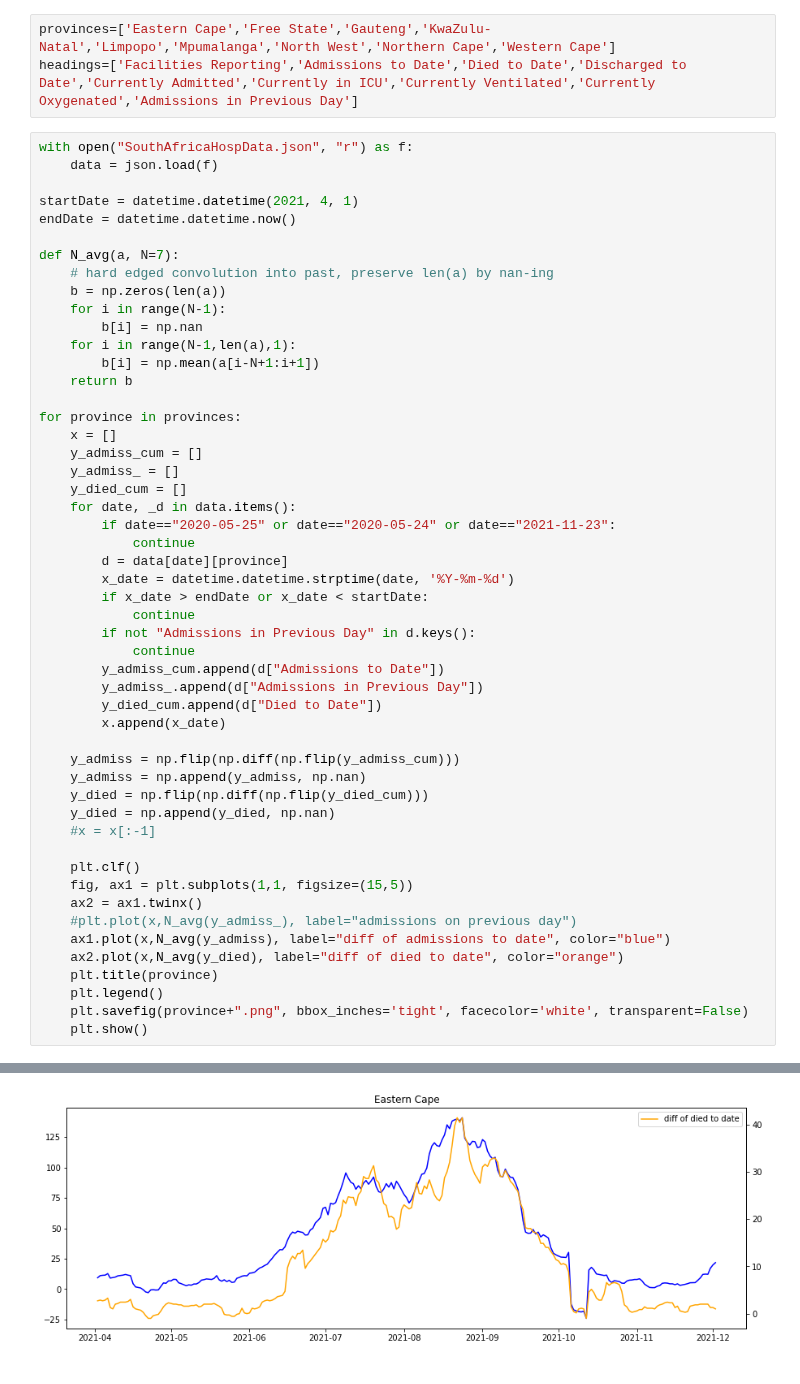
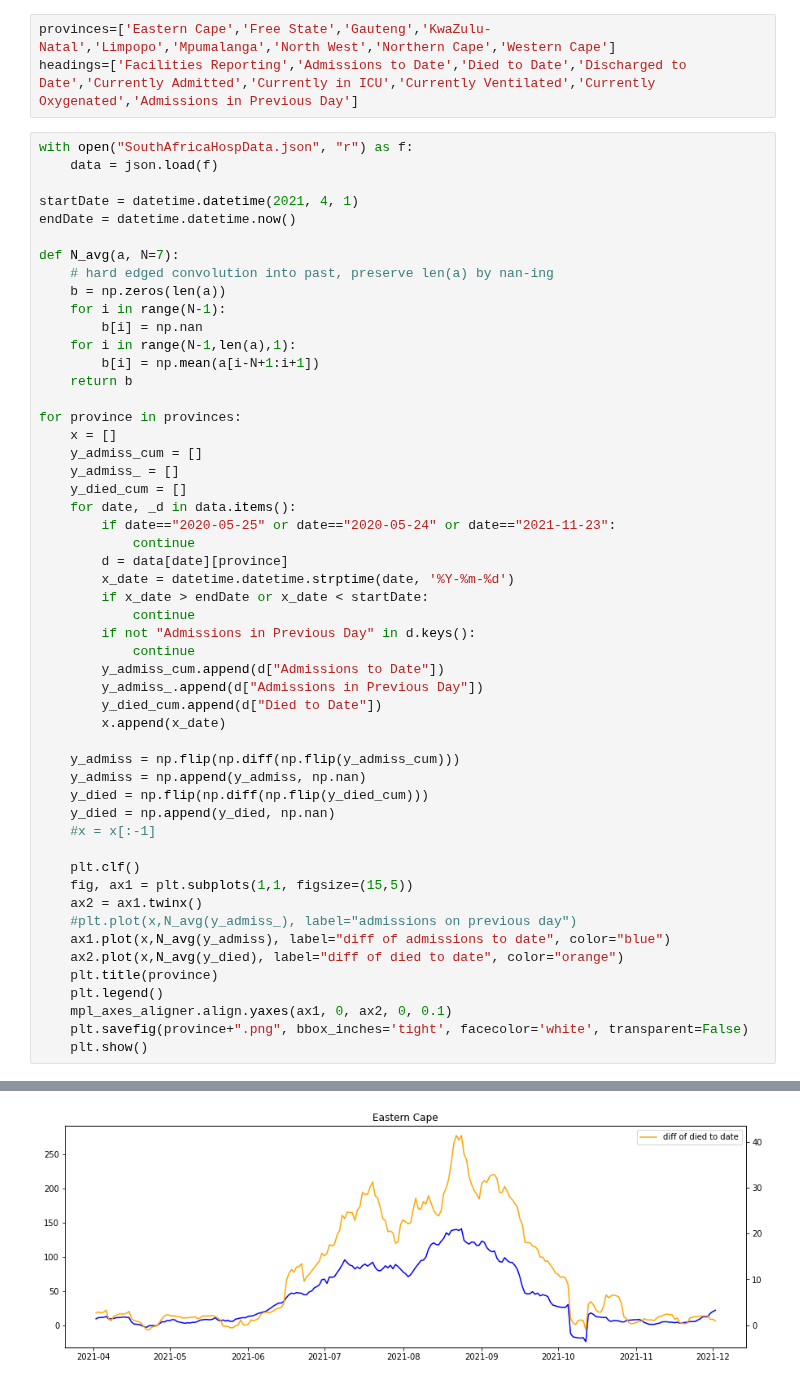
Before and after one commit to nicfreeman1209/covid-19, a Jupyter notebook: South Africa O/alex/graphs.ipynb, the cells around one changed output, grey strips where cells are left out. Drawn from its saved outputs; the diff is of its cells as text.

```diff
--- a/South Africa O/alex/graphs.ipynb
+++ b/South Africa O/alex/graphs.ipynb
@@ -32,32 +41,33 @@ for province in provinces:
             continue
         d = data[date][province]
         x_date = datetime.datetime.strptime(date, '%Y-%m-%d')
         if x_date > endDate or x_date < startDate:
             continue
         if not "Admissions in Previous Day" in d.keys():
             continue
         y_admiss_cum.append(d["Admissions to Date"])
         y_admiss_.append(d["Admissions in Previous Day"])
         y_died_cum.append(d["Died to Date"])
         x.append(x_date)
 
     y_admiss = np.flip(np.diff(np.flip(y_admiss_cum)))
     y_admiss = np.append(y_admiss, np.nan)
     y_died = np.flip(np.diff(np.flip(y_died_cum)))
     y_died = np.append(y_died, np.nan)
     #x = x[:-1]
 
     plt.clf()
     fig, ax1 = plt.subplots(1,1, figsize=(15,5))
     ax2 = ax1.twinx()
     #plt.plot(x,N_avg(y_admiss_), label="admissions on previous day")
     ax1.plot(x,N_avg(y_admiss), label="diff of admissions to date", color="blue")
     ax2.plot(x,N_avg(y_died), label="diff of died to date", color="orange")
     plt.title(province)
     plt.legend()
+    mpl_axes_aligner.align.yaxes(ax1, 0, ax2, 0, 0.1)
     plt.savefig(province+".png", bbox_inches='tight', facecolor='white', transparent=False)
     plt.show()
 # %% [output]
 <Figure size 432x288 with 0 Axes>
-[figure, old version]
+[figure, new version]
 <Figure size 432x288 with 0 Axes>
```
Also changed, not shown: parts of 3 cells of this notebook.
